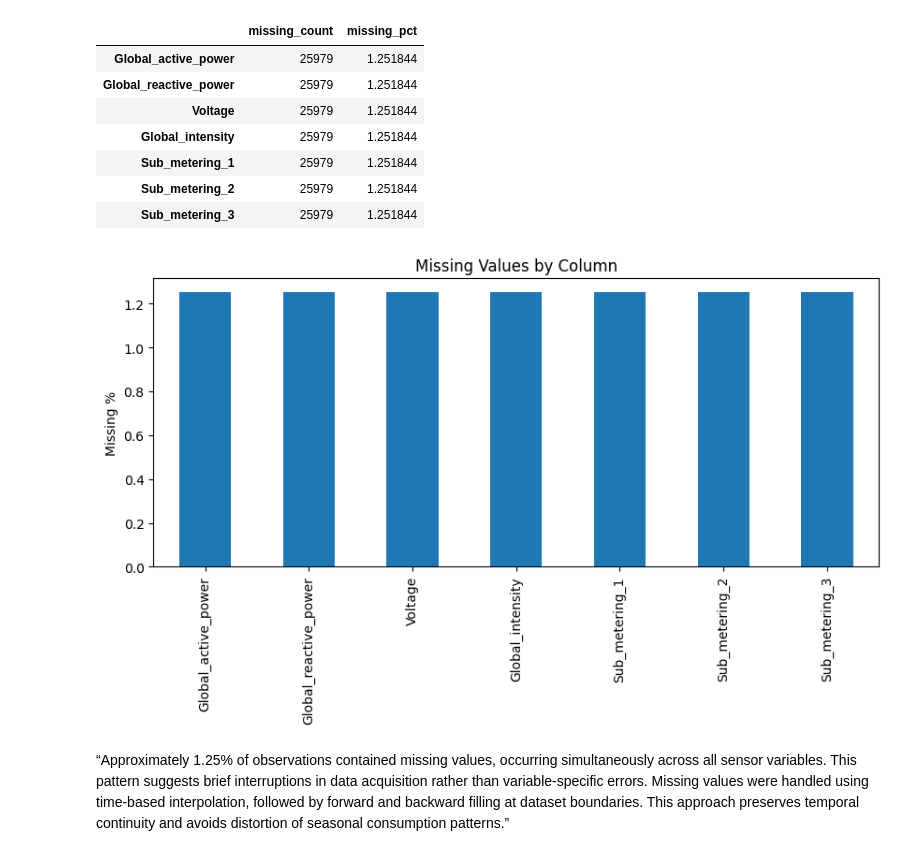
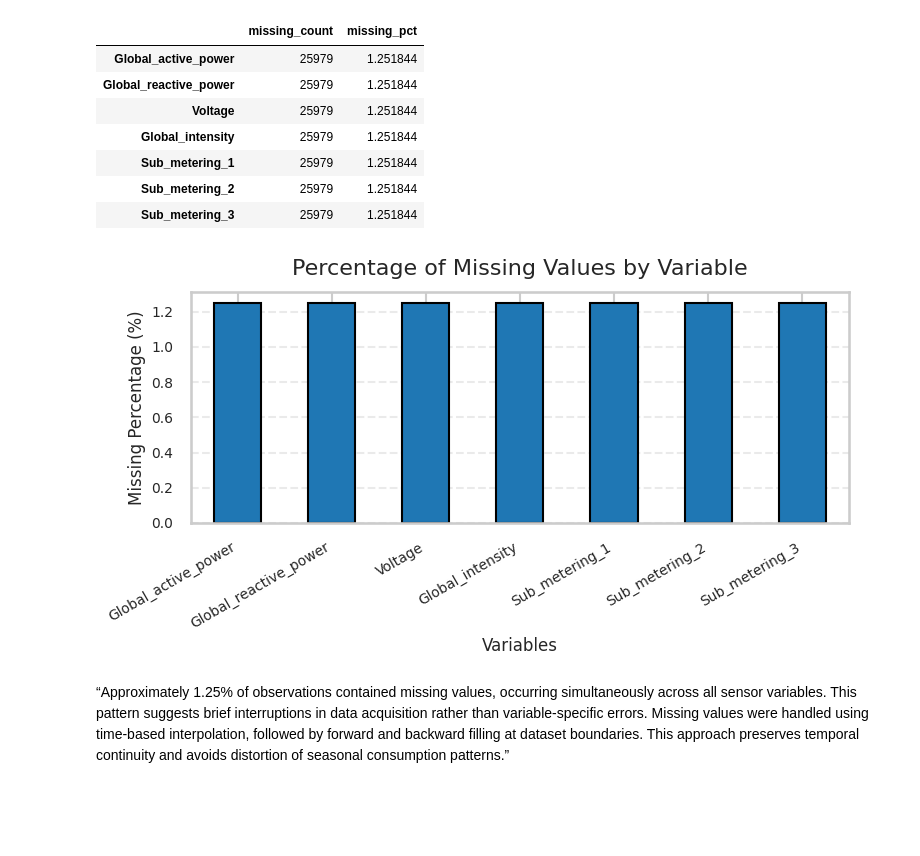
Before and after one commit to saimahesh1810/24069723_Data_Science_Project, a Jupyter notebook: 24069723_DS_Project.ipynb, the cells around one changed output. Saved outputs shown, nothing was run; the diff lists cells and outputs as text; code cells hidden in the pictures; blank space fills up the shorter version.

```diff
--- a/24069723_DS_Project.ipynb
+++ b/24069723_DS_Project.ipynb
@@ -6,3 +17,25 @@
+# %%
+# Global plotting style
+import matplotlib.pyplot as plt
+import seaborn as sns
+
+sns.set_theme(style="whitegrid", context="talk")
+plt.rcParams["figure.figsize"] = (10, 5)
+plt.rcParams["axes.titlesize"] = 16
+plt.rcParams["axes.labelsize"] = 12
+plt.rcParams["legend.fontsize"] = 11
+plt.rcParams["xtick.labelsize"] = 10
+plt.rcParams["ytick.labelsize"] = 10
+
+COLORS = {
+    "primary": "#1f77b4",
+    "secondary": "#ff7f0e",
+    "accent": "#2ca02c",
+    "danger": "#d62728",
+    "purple": "#9467bd",
+    "brown": "#8c564b",
+    "grey": "#7f7f7f"
+}
 # %%
 import pandas as pd
 import numpy as np
@@ -132,17 +165,24 @@ missing_summary
 | Sub_metering_1 | 25979 | 1.251844 |
 | Sub_metering_2 | 25979 | 1.251844 |
 | Sub_metering_3 | 25979 | 1.251844 |
-# %%
-# Plot analysis of missing values.
-
-
-plt.figure(figsize=(10,4))
-missing_summary["missing_pct"].plot(kind="bar")
-plt.ylabel("Missing %")
-plt.title("Missing Values by Column")
-plt.show()
-# %% [output]
-[figure, removed]
+# %%
+# Plot analysis of missing values
+fig, ax = plt.subplots(figsize=(8, 4.5))
+missing_summary["missing_pct"].plot(
+    kind="bar",
+    color=COLORS["primary"],
+    edgecolor="black",
+    ax=ax
+)
+ax.set_title("Percentage of Missing Values by Variable", pad=12)
+ax.set_ylabel("Missing Percentage (%)")
+ax.set_xlabel("Variables")
+ax.grid(axis="y", linestyle="--", alpha=0.4)
+plt.xticks(rotation=30, ha="right")
+plt.tight_layout()
+plt.show()
+# %% [output]
+[figure, added]
 # %% [markdown]
 “Approximately 1.25% of observations contained missing values, occurring simultaneously across all sensor variables. This pattern suggests brief interruptions in data acquisition rather than variable-specific errors. Missing values were handled using time-based interpolation, followed by forward and backward filling at dataset boundaries. This approach preserves temporal continuity and avoids distortion of seasonal consumption patterns.”
 # %%
```
Also changed, not shown: parts of 78 cells of this notebook.
